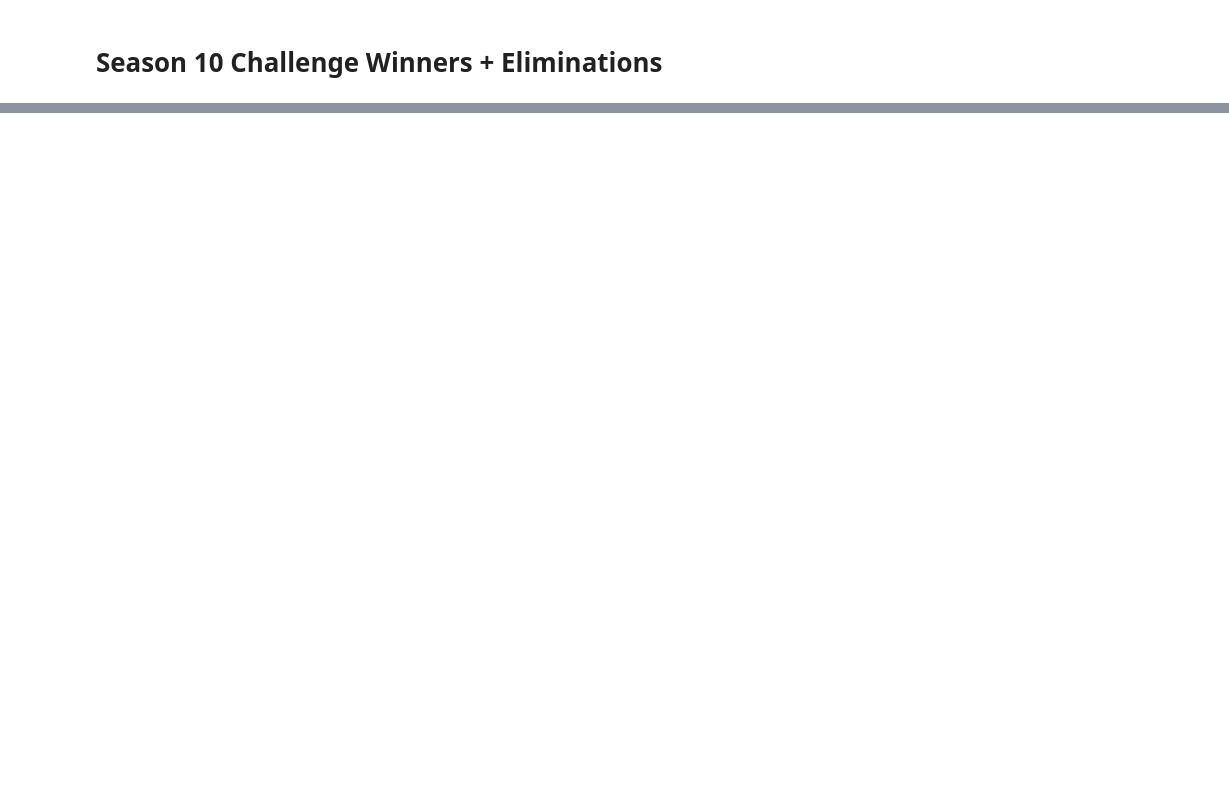
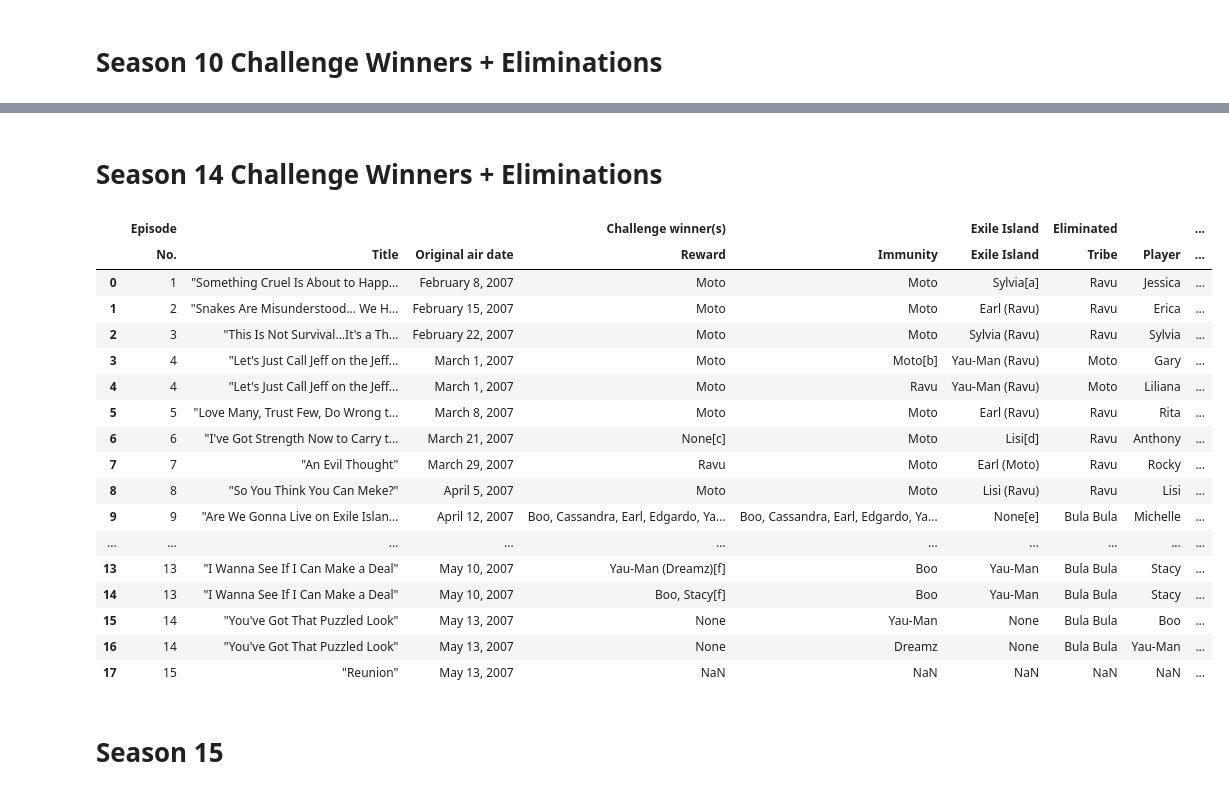
Before and after one commit to Erica-Exotica/DA8-capstone, a Jupyter notebook: notebook/CapstoneV2.ipynb, the cells around one changed output, grey strips where cells are left out. Cells and saved outputs as stored; diff of their text form; code cells hidden in the pictures; blank space fills up the shorter version.

```diff
--- a/notebook/CapstoneV2.ipynb
+++ b/notebook/CapstoneV2.ipynb
@@ -738,0 +944,11 @@ one_thru_ten
+# %%
+szn_14_URL = 'https://en.wikipedia.org/wiki/Survivor:_Fiji'
+response14 = requests.get(szn_14_URL)
+soup14 = BS(response14.text)
+
+contestants_df_szn14 = pd.read_html(str(soup14.find('table', attrs={'class' : 'wikitable'})))[0]
+contestants_df_szn14['Season'] = 'Season 14'
+contestants_df_szn14.columns = ['Contestant', 'Age', 'From', 'Original Tribe', 'Switched Tribe', 'Merged Tribe', 'Placement', 'Finish Day', 'Season']
+all_contestants.append(contestants_df_szn14)
+
+contestants_df_szn14
@@ -738,0 +973,30 @@ one_thru_ten
+# %% [markdown]
+# Season 14 Challenge Winners + Eliminations
+# %%
+tables14 = soup14.find_all('table', attrs={'class': 'wikitable'})
+second_table14 = tables14[1]
+challenge_winners_eliminations14 = pd.read_html(str(second_table14))[0]
+challenge_winners_eliminations14['Season'] = 'Season 14'
+all_challenge_winners_eliminations.append(challenge_winners_eliminations14)
+challenge_winners_eliminations14
+# %% [output]
+|  | Episode |  |  | Challenge winner(s) |  | Exile Island | Eliminated |  | ... |
+|  | No. | Title | Original air date | Reward | Immunity | Exile Island | Tribe | Player | ... |
+| 0 | 1 | "Something Cruel Is About to Happ... | February 8, 2007 | Moto | Moto | Sylvia[a] | Ravu | Jessica | ... |
+| 1 | 2 | "Snakes Are Misunderstood... We H... | February 15, 2007 | Moto | Moto | Earl (Ravu) | Ravu | Erica | ... |
+| 2 | 3 | "This Is Not Survival...It's a Th... | February 22, 2007 | Moto | Moto | Sylvia (Ravu) | Ravu | Sylvia | ... |
+| 3 | 4 | "Let's Just Call Jeff on the Jeff... | March 1, 2007 | Moto | Moto[b] | Yau-Man (Ravu) | Moto | Gary | ... |
+| 4 | 4 | "Let's Just Call Jeff on the Jeff... | March 1, 2007 | Moto | Ravu | Yau-Man (Ravu) | Moto | Liliana | ... |
+| 5 | 5 | "Love Many, Trust Few, Do Wrong t... | March 8, 2007 | Moto | Moto | Earl (Ravu) | Ravu | Rita | ... |
+| 6 | 6 | "I've Got Strength Now to Carry t... | March 21, 2007 | None[c] | Moto | Lisi[d] | Ravu | Anthony | ... |
+| 7 | 7 | "An Evil Thought" | March 29, 2007 | Ravu | Moto | Earl (Moto) | Ravu | Rocky | ... |
+| 8 | 8 | "So You Think You Can Meke?" | April 5, 2007 | Moto | Moto | Lisi (Ravu) | Ravu | Lisi | ... |
+| 9 | 9 | "Are We Gonna Live on Exile Islan... | April 12, 2007 | Boo, Cassandra, Earl, Edgardo, Ya... | Boo, Cassandra, Earl, Edgardo, Ya... | None[e] | Bula Bula | Michelle | ... |
+| ... | ... | ... | ... | ... | ... | ... | ... | ... | ... |
+| 13 | 13 | "I Wanna See If I Can Make a Deal" | May 10, 2007 | Yau-Man (Dreamz)[f] | Boo | Yau-Man | Bula Bula | Stacy | ... |
+| 14 | 13 | "I Wanna See If I Can Make a Deal" | May 10, 2007 | Boo, Stacy[f] | Boo | Yau-Man | Bula Bula | Stacy | ... |
+| 15 | 14 | "You've Got That Puzzled Look" | May 13, 2007 | None | Yau-Man | None | Bula Bula | Boo | ... |
+| 16 | 14 | "You've Got That Puzzled Look" | May 13, 2007 | None | Dreamz | None | Bula Bula | Yau-Man | ... |
+| 17 | 15 | "Reunion" | May 13, 2007 | NaN | NaN | NaN | NaN | NaN | ... |
+# %% [markdown]
+# Season 15
```
Also changed, not shown: parts of 93 cells of this notebook.
